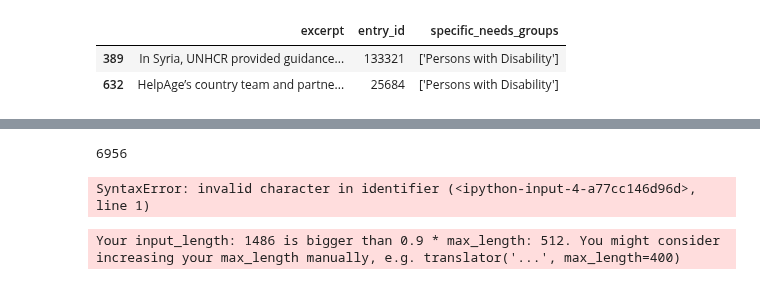
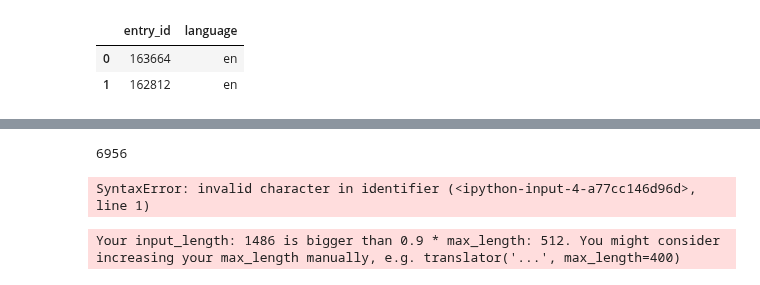
Before and after one commit to the-deep/deep-experiments, a Jupyter notebook: notebooks/models/selim/data_augmentation.ipynb, the cells around one changed output, grey strips where cells are left out. Saved outputs shown, nothing was run; the diff lists cells and outputs as text; code cells hidden in the pictures.

```diff
--- a/notebooks/models/selim/data_augmentation.ipynb
+++ b/notebooks/models/selim/data_augmentation.ipynb
@@ -33,6 +27,12 @@ df_tot.head(2)
+# %%
+df_language = pd.read_csv('../../../data/frameworks_data/data_v0.4.4/data_v0.4.4_full.csv', index_col=0)[
+    ['entry_id', 'language']
+]
+df_tot = pd.read_csv('../../../data/frameworks_data/data_v0.5.1/data_v0.5.1_full.csv', index_col=0)
+#df_specific_needs = pd.read_csv('../../../data/secondary_tags/specific_needs_groups_final.csv', index_col=0)
 # %%
-df_specific_needs.head(2)
+df_language.head(2)
 # %% [output]
-|  | excerpt | entry_id | specific_needs_groups |
-| 389 | In Syria, UNHCR provided guidance... | 133321 | ['Persons with Disability'] |
-| 632 | HelpAge’s country team and partne... | 25684 | ['Persons with Disability'] |
+|  | entry_id | language |
+| 0 | 163664 | en |
+| 1 | 162812 | en |
```
Also changed, not shown: parts of 18 cells of this notebook, 7 other files.
